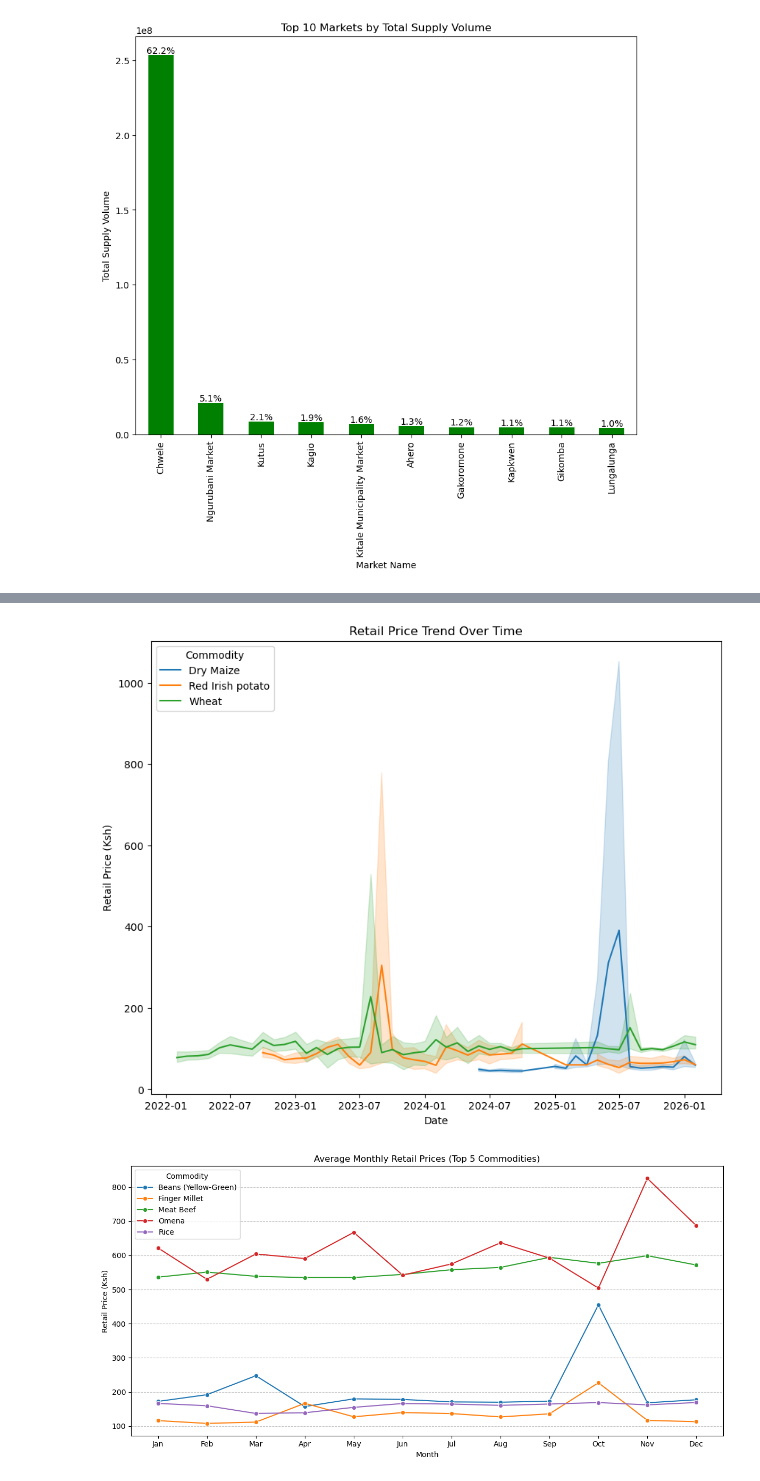
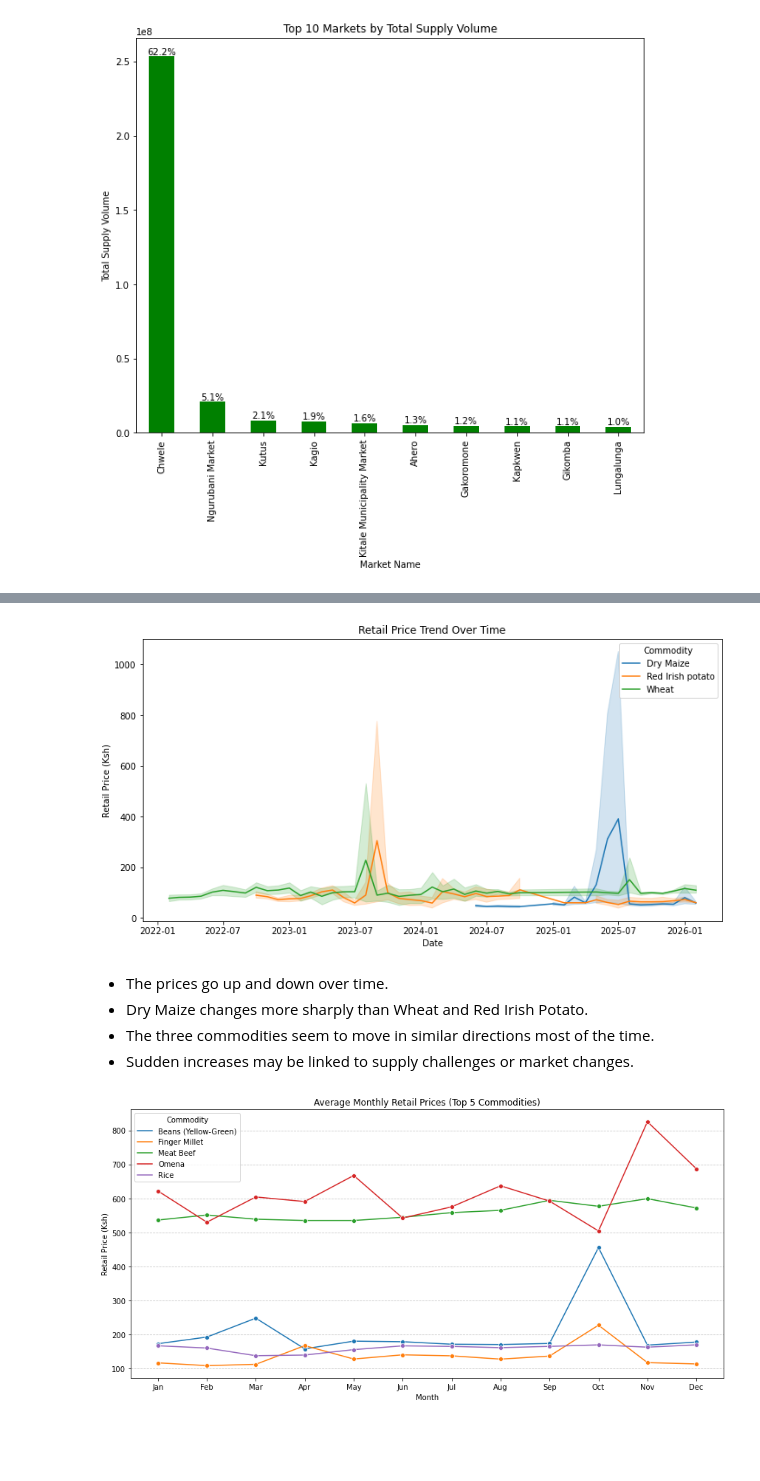
Before and after one commit to Victor-Mufasa/Agricultural-Commodity-Price-Forecasting, a Jupyter notebook: index.ipynb, the cells around one changed output, grey strips where cells are left out. Drawn from its saved outputs; the diff is of its cells as text; code cells hidden in the pictures; blank space fills up the shorter version.

```diff
--- a/index.ipynb
+++ b/index.ipynb
@@ -418,12 +428,18 @@ monthly_data = data.groupby([
 # %%
 key_commodities = ["Red Irish potato","Wheat","Dry Maize"]
 subset = monthly_data[monthly_data['Commodity'].isin(key_commodities)]
-plt.figure(figsize=(10,8))
+plt.figure(figsize=(12,6))
 sns.lineplot(data=subset, x='Date', y='Retail', hue='Commodity')
 plt.title("Retail Price Trend Over Time")
 plt.xlabel("Date")
 plt.ylabel("Retail Price (Ksh)")
 plt.show()
 # %% [output]
-[figure, old version]
+[figure, new version]
+# %% [markdown]
+
+- The prices go up and down over time.
+- Dry Maize changes more sharply than Wheat and Red Irish Potato.
+- The three commodities seem to move in similar directions most of the time.
+- Sudden increases may be linked to supply challenges or market changes.
 # %%
```
Also changed, not shown: parts of 14 cells of this notebook.
